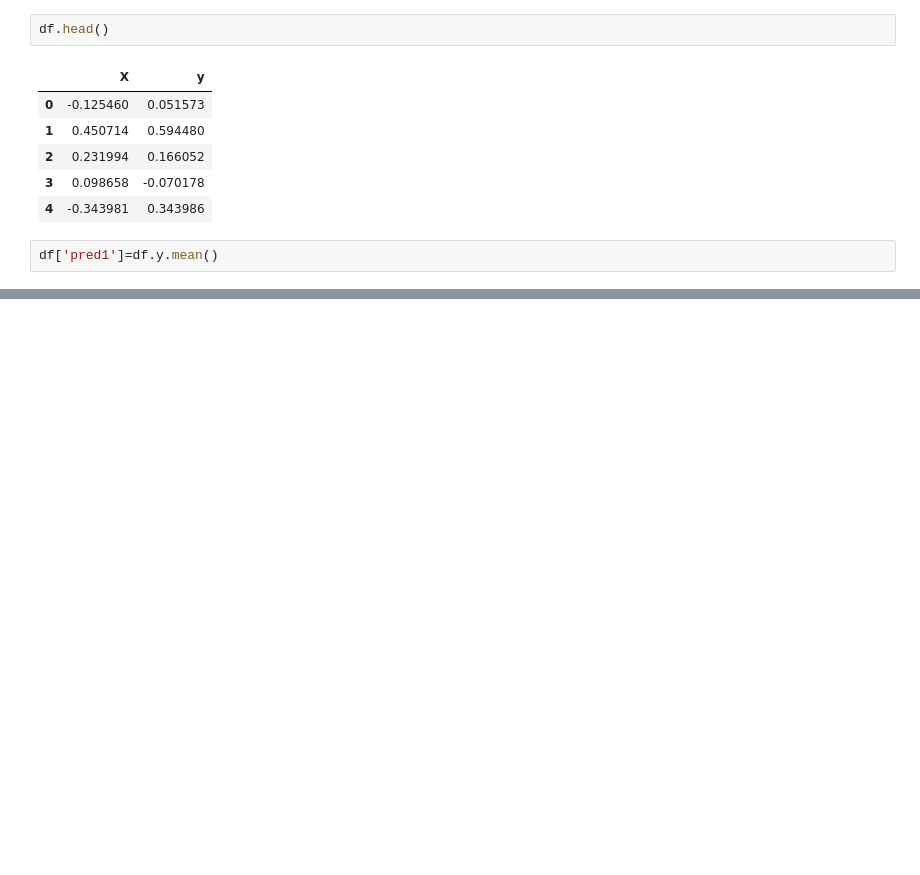
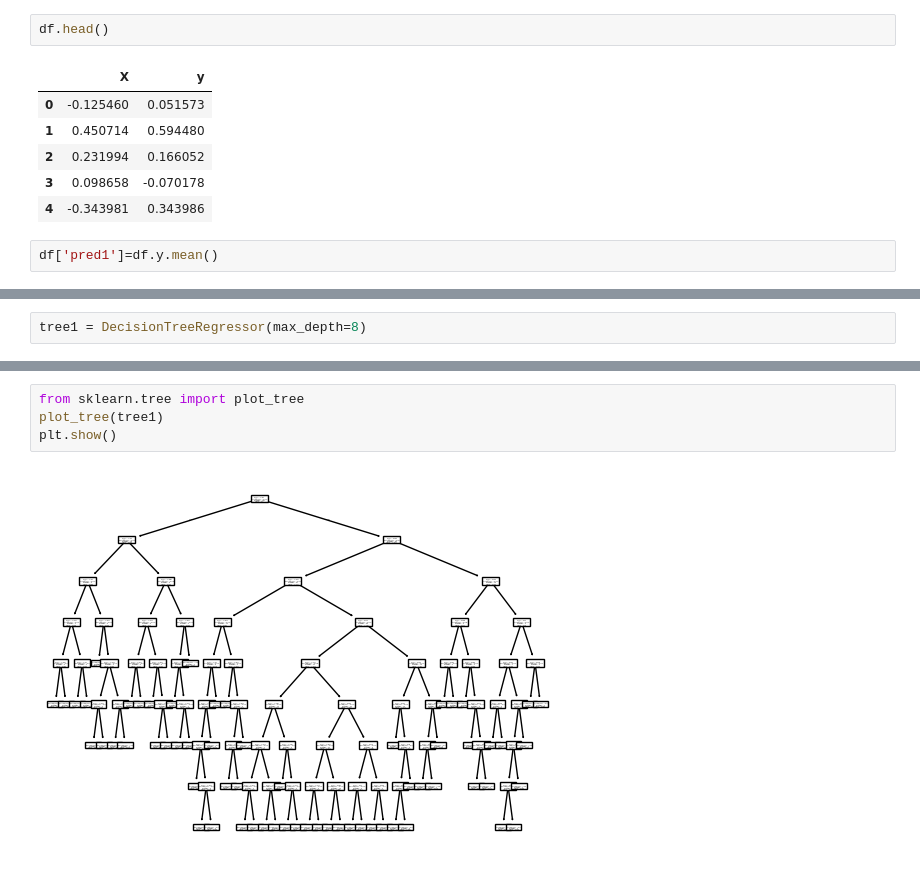
Before and after one commit to Omii04/Machine-Learning, a Jupyter notebook: Gradient Boosting.ipynb, the cells around one changed output, grey strips where cells are left out. Cells and saved outputs as stored; diff of their text form; blank space fills up the shorter version.

```diff
--- a/Gradient Boosting.ipynb
+++ b/Gradient Boosting.ipynb
@@ -41,0 +52,2 @@ df
+# %%
+tree1 = DecisionTreeRegressor(max_depth=8)
@@ -41,0 +58,6 @@ df
+# %%
+from sklearn.tree import plot_tree
+plot_tree(tree1)
+plt.show()
+# %% [output]
+[figure, added]
```
Also changed, not shown: parts of 5 cells of this notebook.
